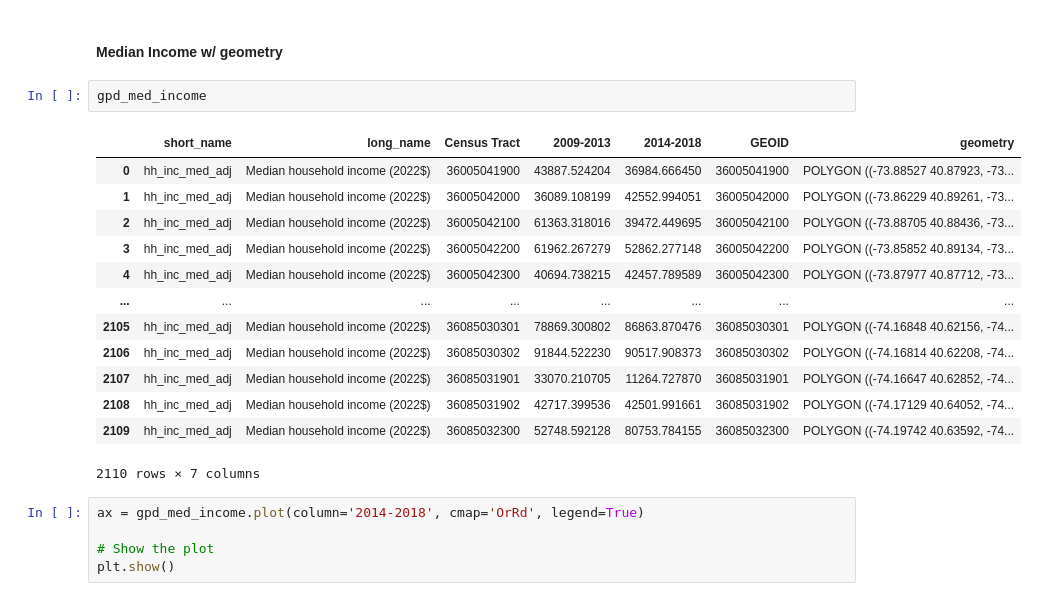
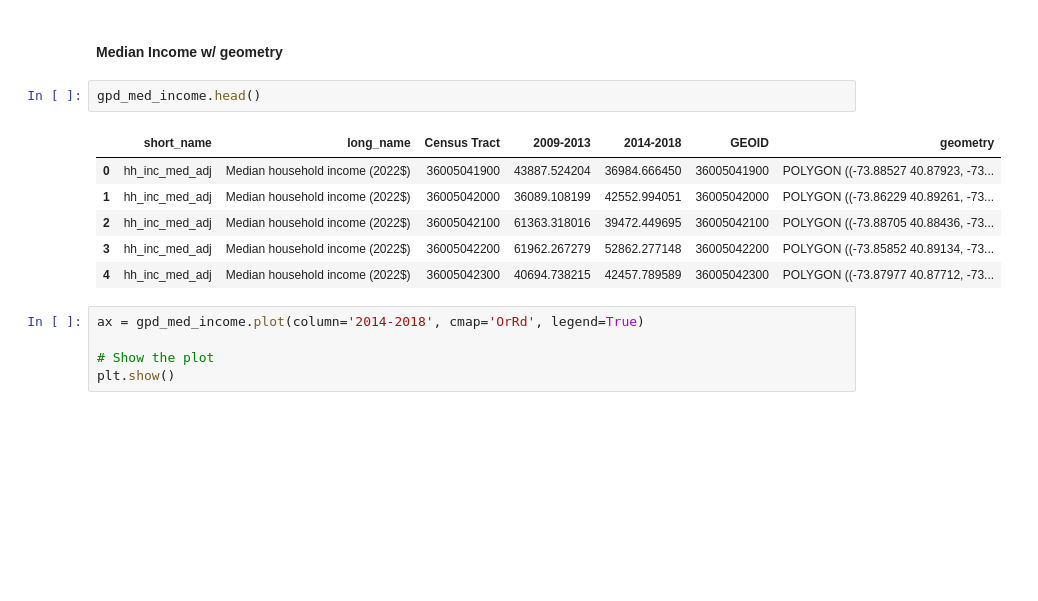
Before and after one commit to CharlesFeng0314/CUSP, a Jupyter notebook: MLC/MLC Fall 2024 final pro/7033 final pro.ipynb, the cells around one changed output. Saved outputs shown, nothing was run; the diff lists cells and outputs as text; blank space fills up the shorter version.

```diff
--- a/MLC/MLC Fall 2024 final pro/7033 final pro.ipynb
+++ b/MLC/MLC Fall 2024 final pro/7033 final pro.ipynb
@@ -166,21 +161,14 @@ gpd_med_income = gpd.GeoDataFrame(med_income, geometry='geometry')
 # %% [markdown]
 #### Median Income w/ geometry
 # %%
-gpd_med_income
+gpd_med_income.head()
 # %% [output]
 |  | short_name | long_name | Census Tract | 2009-2013 | 2014-2018 | GEOID | geometry |
 | 0 | hh_inc_med_adj | Median household income (2022$) | 36005041900 | 43887.524204 | 36984.666450 | 36005041900 | POLYGON ((-73.88527 40.87923, -73... |
 | 1 | hh_inc_med_adj | Median household income (2022$) | 36005042000 | 36089.108199 | 42552.994051 | 36005042000 | POLYGON ((-73.86229 40.89261, -73... |
 | 2 | hh_inc_med_adj | Median household income (2022$) | 36005042100 | 61363.318016 | 39472.449695 | 36005042100 | POLYGON ((-73.88705 40.88436, -73... |
 | 3 | hh_inc_med_adj | Median household income (2022$) | 36005042200 | 61962.267279 | 52862.277148 | 36005042200 | POLYGON ((-73.85852 40.89134, -73... |
 | 4 | hh_inc_med_adj | Median household income (2022$) | 36005042300 | 40694.738215 | 42457.789589 | 36005042300 | POLYGON ((-73.87977 40.87712, -73... |
-| ... | ... | ... | ... | ... | ... | ... | ... |
-| 2105 | hh_inc_med_adj | Median household income (2022$) | 36085030301 | 78869.300802 | 86863.870476 | 36085030301 | POLYGON ((-74.16848 40.62156, -74... |
-| 2106 | hh_inc_med_adj | Median household income (2022$) | 36085030302 | 91844.522230 | 90517.908373 | 36085030302 | POLYGON ((-74.16814 40.62208, -74... |
-| 2107 | hh_inc_med_adj | Median household income (2022$) | 36085031901 | 33070.210705 | 11264.727870 | 36085031901 | POLYGON ((-74.16647 40.62852, -74... |
-| 2108 | hh_inc_med_adj | Median household income (2022$) | 36085031902 | 42717.399536 | 42501.991661 | 36085031902 | POLYGON ((-74.17129 40.64052, -74... |
-| 2109 | hh_inc_med_adj | Median household income (2022$) | 36085032300 | 52748.592128 | 80753.784155 | 36085032300 | POLYGON ((-74.19742 40.63592, -74... |
-2110 rows × 7 columns
 # %%
 ax = gpd_med_income.plot(column='2014-2018', cmap='OrRd', legend=True)
 
```
Also changed, not shown: parts of 14 cells of this notebook, 10 other files.
